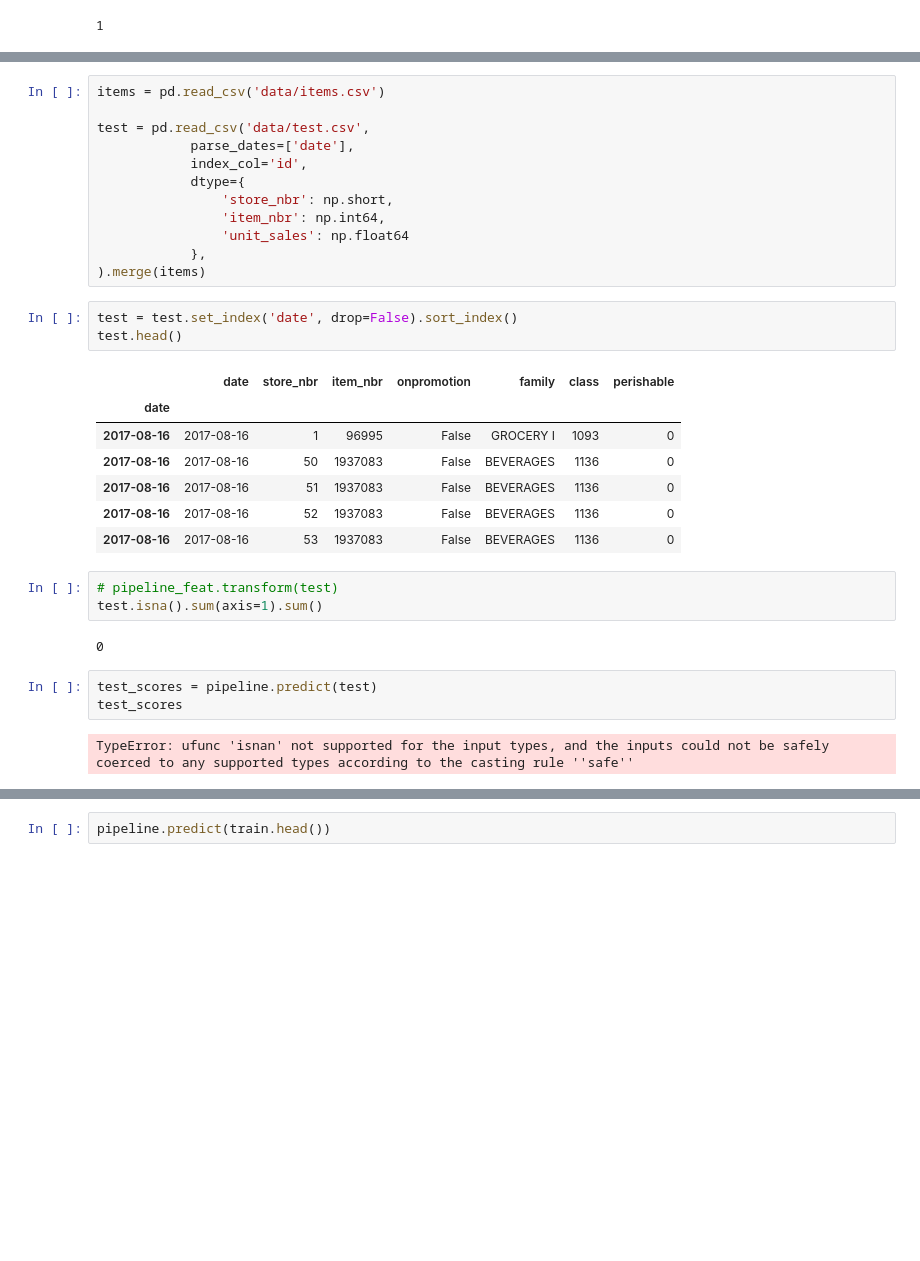
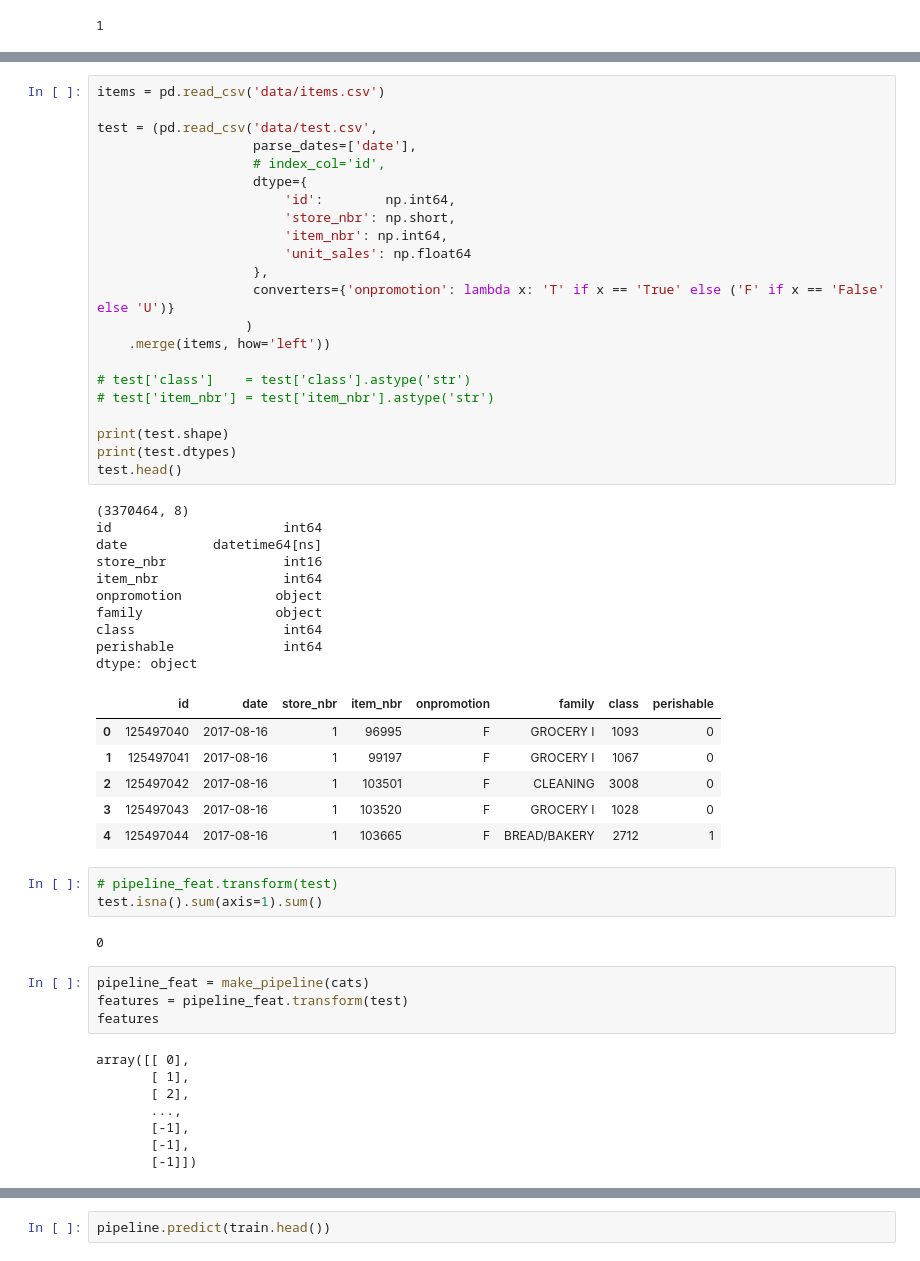
Before and after one commit to microsoft/CBM, a Jupyter notebook: kaggle/favorita-grocery-sales-forecasting/kaggle.ipynb, the cells around one changed output, grey strips where cells are left out. Cells and saved outputs as stored; diff of their text form; blank space fills up the shorter version.

```diff
--- a/kaggle/favorita-grocery-sales-forecasting/kaggle.ipynb
+++ b/kaggle/favorita-grocery-sales-forecasting/kaggle.ipynb
@@ -170,33 +303,56 @@ Pipeline(steps=[('columntransformer',
 # %%
 items = pd.read_csv('data/items.csv')
 
-test = pd.read_csv('data/test.csv',
-            parse_dates=['date'],
-            index_col='id',
-            dtype={
-                'store_nbr': np.short,
-                'item_nbr': np.int64,
-                'unit_sales': np.float64
-            },
-).merge(items)
+test = (pd.read_csv('data/test.csv',
+                    parse_dates=['date'],
+                    # index_col='id',
+                    dtype={
+                        'id':        np.int64,
+                        'store_nbr': np.short,
+                        'item_nbr': np.int64,
+                        'unit_sales': np.float64
+                    },
+                    converters={'onpromotion': lambda x: 'T' if x == 'True' else ('F' if x == 'False' else 'U')}
+                   )
+    .merge(items, how='left'))
+
+# test['class']    = test['class'].astype('str')
+# test['item_nbr'] = test['item_nbr'].astype('str')
+
+print(test.shape)
+print(test.dtypes)
+test.head()
+# %% [output]
+(3370464, 8)
+id                      int64
+date           datetime64[ns]
+store_nbr               int16
+item_nbr                int64
+onpromotion            object
+family                 object
+class                   int64
+perishable              int64
+dtype: object
+|  | id | date | store_nbr | item_nbr | onpromotion | family | class | perishable |
+| 0 | 125497040 | 2017-08-16 | 1 | 96995 | F | GROCERY I | 1093 | 0 |
+| 1 | 125497041 | 2017-08-16 | 1 | 99197 | F | GROCERY I | 1067 | 0 |
+| 2 | 125497042 | 2017-08-16 | 1 | 103501 | F | CLEANING | 3008 | 0 |
+| 3 | 125497043 | 2017-08-16 | 1 | 103520 | F | GROCERY I | 1028 | 0 |
+| 4 | 125497044 | 2017-08-16 | 1 | 103665 | F | BREAD/BAKERY | 2712 | 1 |
-# %%
-test = test.set_index('date', drop=False).sort_index()
-test.head()
-# %% [output]
-|  | date | store_nbr | item_nbr | onpromotion | family | class | perishable |
-| date |  |  |  |  |  |  |  |
-| 2017-08-16 | 2017-08-16 | 1 | 96995 | False | GROCERY I | 1093 | 0 |
-| 2017-08-16 | 2017-08-16 | 50 | 1937083 | False | BEVERAGES | 1136 | 0 |
-| 2017-08-16 | 2017-08-16 | 51 | 1937083 | False | BEVERAGES | 1136 | 0 |
-| 2017-08-16 | 2017-08-16 | 52 | 1937083 | False | BEVERAGES | 1136 | 0 |
-| 2017-08-16 | 2017-08-16 | 53 | 1937083 | False | BEVERAGES | 1136 | 0 |
 # %%
 # pipeline_feat.transform(test)
 test.isna().sum(axis=1).sum()
 # %% [output]
 0
 # %%
-test_scores = pipeline.predict(test)
-test_scores
+pipeline_feat = make_pipeline(cats)
+features = pipeline_feat.transform(test)
+features
 # %% [output]
-TypeError: ufunc 'isnan' not supported for the input types, and the inputs could not be safely coerced to any supported types according to the casting rule ''safe''
+array([[ 0],
+       [ 1],
+       [ 2],
+       ...,
+       [-1],
+       [-1],
+       [-1]])
```
Also changed, not shown: parts of 16 cells of this notebook.
